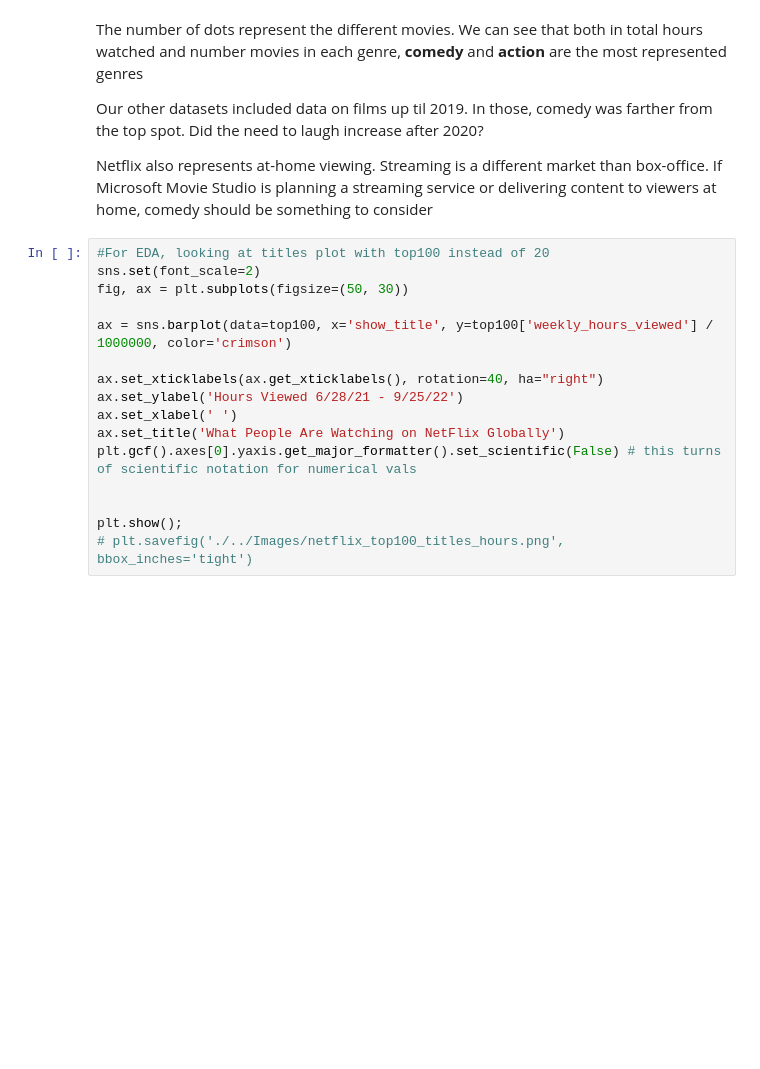
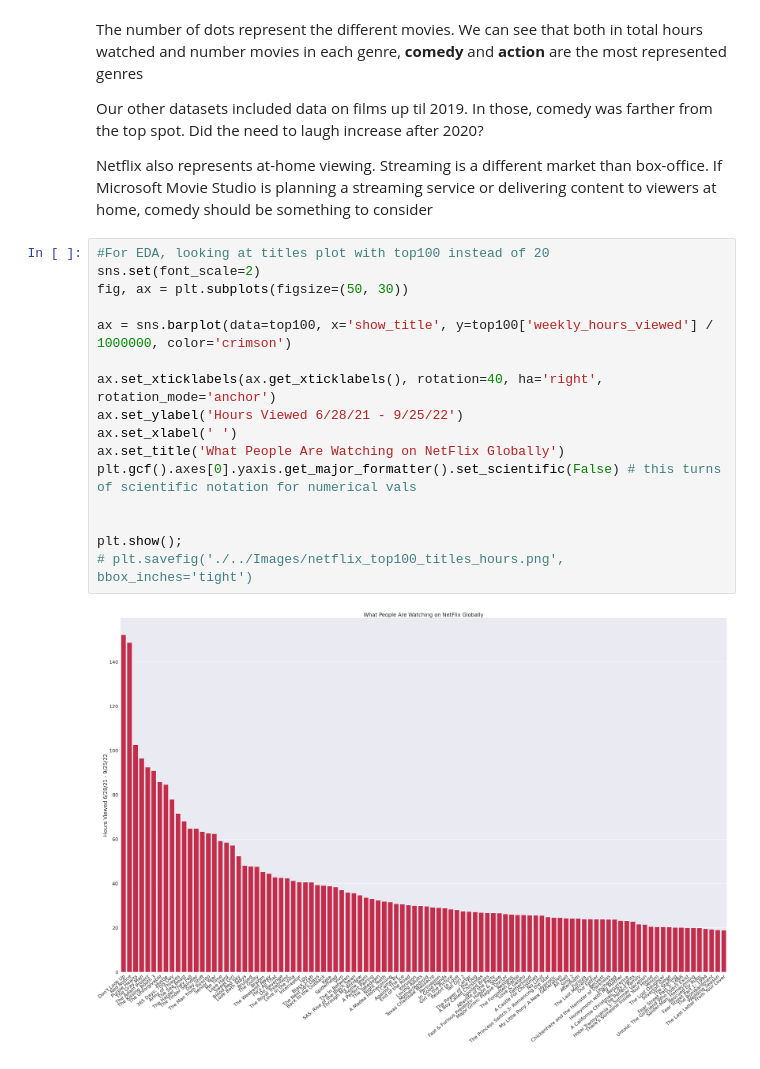
Before and after one commit to mccafj/MS-movie-studio-project, a Jupyter notebook: Notes/holly-notebook.ipynb, the cells around one changed output. Cells and saved outputs as stored; diff of their text form; blank space fills up the shorter version.

```diff
--- a/Notes/holly-notebook.ipynb
+++ b/Notes/holly-notebook.ipynb
@@ -125,16 +131,18 @@ Netflix also represents at-home viewing. Streaming is a different market than bo
 # %%
 #For EDA, looking at titles plot with top100 instead of 20
 sns.set(font_scale=2)
 fig, ax = plt.subplots(figsize=(50, 30))
 
 ax = sns.barplot(data=top100, x='show_title', y=top100['weekly_hours_viewed'] / 1000000, color='crimson')
 
-ax.set_xticklabels(ax.get_xticklabels(), rotation=40, ha="right")
+ax.set_xticklabels(ax.get_xticklabels(), rotation=40, ha='right', rotation_mode='anchor')
 ax.set_ylabel('Hours Viewed 6/28/21 - 9/25/22')
 ax.set_xlabel(' ')
 ax.set_title('What People Are Watching on NetFlix Globally')
 plt.gcf().axes[0].yaxis.get_major_formatter().set_scientific(False) # this turns of scientific notation for numerical vals
 
 
 plt.show();
 # plt.savefig('./../Images/netflix_top100_titles_hours.png', bbox_inches='tight')
+# %% [output]
+[figure, added]
```
Also changed, not shown: parts of 4 cells of this notebook, 2 other files.
